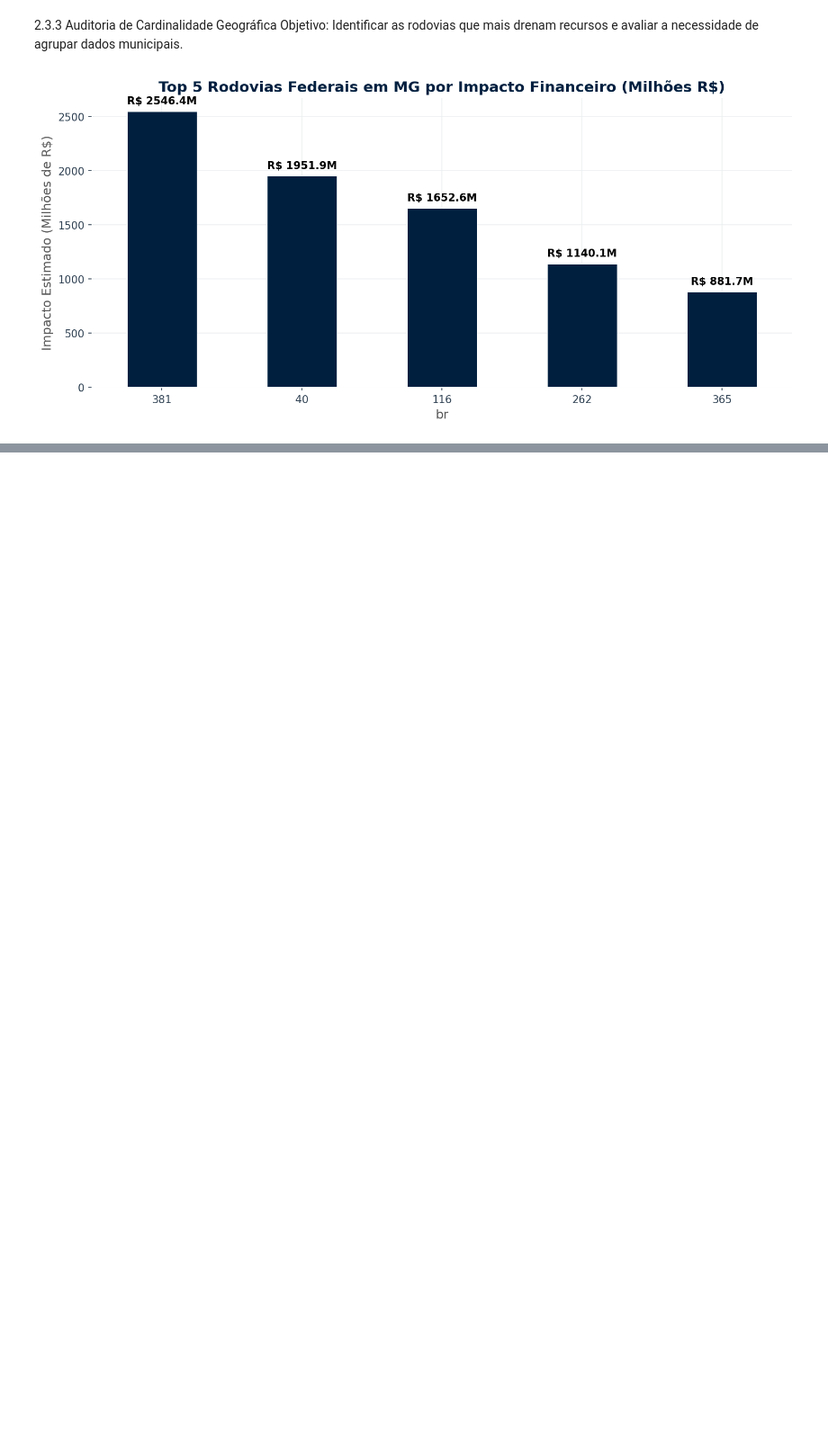
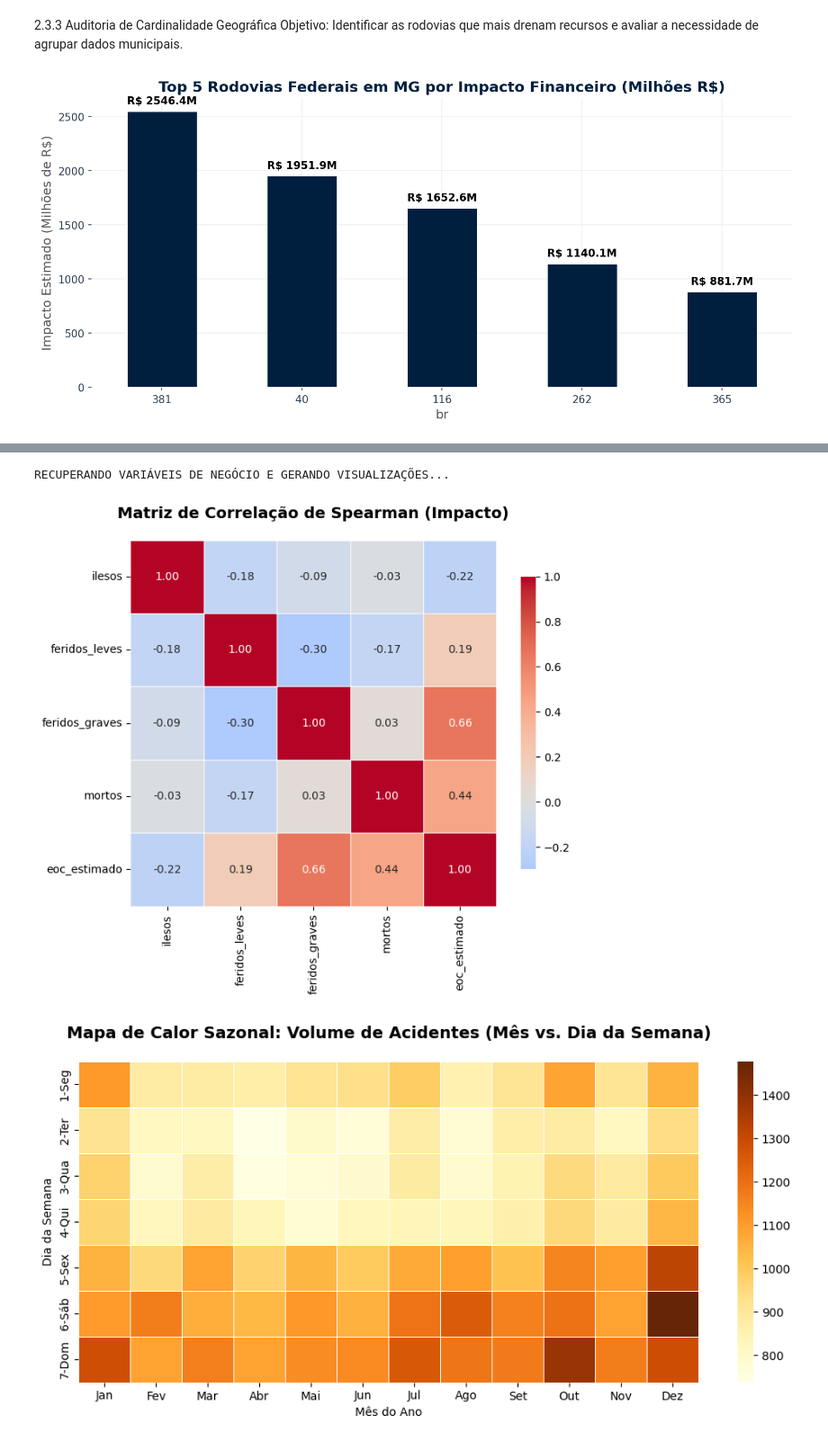
Before and after one commit to EduardoAraujoo/RoadRisk-Public-Spending-Brazil, a Jupyter notebook: notebooks/1. EDA.ipynb, the cells around one changed output, grey strips where cells are left out. Shown at 90% size. Drawn from its saved outputs; the diff is of its cells as text; code cells hidden in the pictures; blank space fills up the shorter version.

```diff
--- a/notebooks/1. EDA.ipynb
+++ b/notebooks/1. EDA.ipynb
@@ -649,0 +769,80 @@ plt.show()
+# %%
+# ============================================================
+# RECUPERAÇÃO DE VARIÁVEIS E PASSO 2.5 (EDA AVANÇADA)
+# ============================================================
+import matplotlib.pyplot as plt
+import seaborn as sns
+import numpy as np
+import pandas as pd
+
+print("RECUPERANDO VARIÁVEIS DE NEGÓCIO E GERANDO VISUALIZAÇÕES...\n")
+
+# 1. Recriação Rápida das Variáveis (EOC e Período)
+def calcular_eoc_ipea(row):
+    return 3500.00 + (row['mortos'] * 665000.00) + (row['feridos_graves'] * 145000.00) + (row['feridos_leves'] * 25000.00)
+
+def categorizar_horario(hora_str):
+    try:
+        hora = int(str(hora_str).split(':')[0])
+        if 0 <= hora < 6: return 'Madrugada'
+        elif 6 <= hora < 12: return 'Manhã'
+        elif 12 <= hora < 18: return 'Tarde'
+        else: return 'Noite'
+    except:
+        return 'Não Identificado'
+
+df_occ['eoc_estimado'] = df_occ.apply(calcular_eoc_ipea, axis=1)
+df_occ['periodo_dia'] = df_occ['horario'].apply(categorizar_horario)
+
+# 2. Matriz de Correlação de Spearman (Foco em Severidade e Custo)
+cols_corr = ['ilesos', 'feridos_leves', 'feridos_graves', 'mortos', 'eoc_estimado']
+matriz_corr = df_occ[cols_corr].corr(method='spearman')
+
+plt.figure(figsize=(8, 6))
+sns.heatmap(matriz_corr, annot=True, fmt=".2f", cmap="coolwarm", center=0,
+            square=True, linewidths=.5, cbar_kws={"shrink": .8})
+plt.title("Matriz de Correlação de Spearman (Impacto)", fontsize=14, fontweight='bold', pad=20)
+plt.show()
+
+# 3. Mapa de Calor Temporal (Sazonalidade para o SAMU MG)
+df_occ['data_inversa'] = pd.to_datetime(df_occ['data_inversa'])
+df_occ['mes'] = df_occ['data_inversa'].dt.month
+df_occ['dia_semana_num'] = df_occ['data_inversa'].dt.dayofweek
+
+dias_pt = {0: '1-Seg', 1: '2-Ter', 2: '3-Qua', 3: '4-Qui', 4: '5-Sex', 5: '6-Sáb', 6: '7-Dom'}
+meses_pt = {1: 'Jan', 2: 'Fev', 3: 'Mar', 4: 'Abr', 5: 'Mai', 6: 'Jun',
+            7: 'Jul', 8: 'Ago', 9: 'Set', 10: 'Out', 11: 'Nov', 12: 'Dez'}
+
+df_occ['dia_semana_nome'] = df_occ['dia_semana_num'].map(dias_pt)
+df_occ['mes_nome'] = df_occ['mes'].map(meses_pt)
+
+pivot_temporal = df_occ.pivot_table(index='dia_semana_nome', columns='mes_nome',
+                                    values='id', aggfunc='count')
+
+ordem_meses = ['Jan', 'Fev', 'Mar', 'Abr', 'Mai', 'Jun', 'Jul', 'Ago', 'Set', 'Out', 'Nov', 'Dez']
+pivot_temporal = pivot_temporal.reindex(columns=ordem_meses)
+
+plt.figure(figsize=(12, 5))
+sns.heatmap(pivot_temporal, cmap="YlOrBr", annot=False, linewidths=.5)
+plt.title("Mapa de Calor Sazonal: Volume de Acidentes (Mês vs. Dia da Semana)", fontsize=14, fontweight='bold', pad=20)
+plt.xlabel("Mês do Ano")
+plt.ylabel("Dia da Semana")
+plt.show()
+
+# 4. Impacto Financeiro (EOC) por Período do Dia
+plt.figure(figsize=(10, 5))
+ordem_periodo = ['Madrugada', 'Manhã', 'Tarde', 'Noite']
+sns.barplot(data=df_occ, x='periodo_dia', y='eoc_estimado', order=ordem_periodo,
+            estimator=np.mean, errorbar=None, color='#1F449C', edgecolor='white')
+
+plt.title("Custo Operacional Médio (EOC) por Período do Dia em MG", fontsize=14, fontweight='bold', pad=20)
+plt.xlabel("Período do Dia")
+plt.ylabel("Custo Médio Estimado (R$)")
+sns.despine()
+plt.show()
+
+print("VISUALIZAÇÕES CONCLUÍDAS.")
+# %% [output]
+RECUPERANDO VARIÁVEIS DE NEGÓCIO E GERANDO VISUALIZAÇÕES...
+[figure, added]
+[figure, added]
```
Also changed, not shown: parts of 9 cells of this notebook.
